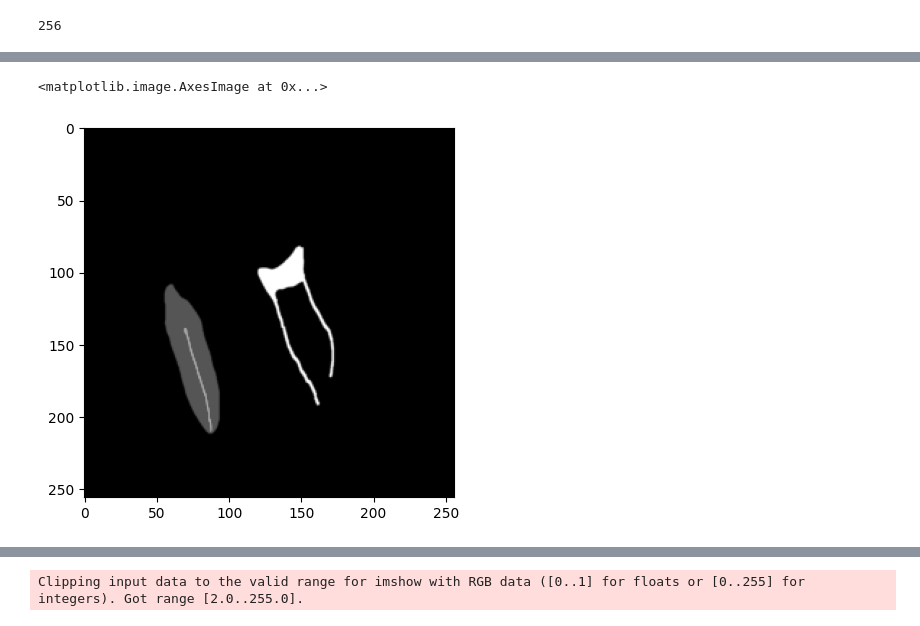
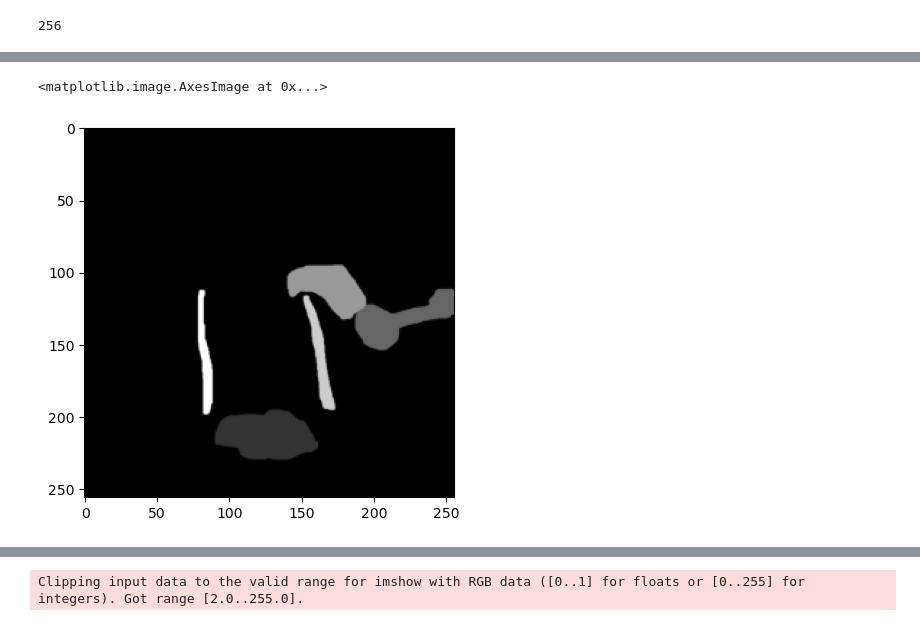
Before and after one commit to arnavakula/stealth-startup, a Jupyter notebook: demo.ipynb, the cells around one changed output, grey strips where cells are left out. Drawn from its saved outputs; the diff is of its cells as text; code cells hidden in the pictures.

```diff
--- a/demo.ipynb
+++ b/demo.ipynb
@@ -136,5 +167,5 @@ pred = (pred > 0).astype(np.uint8)
 # %%
-plt.imshow(masks[7], cmap='gray')
+plt.imshow(masks[3], cmap='gray')
 # %% [output]
 <matplotlib.image.AxesImage at 0x...>
-[figure, old version]
+[figure, new version]
```
Also changed, not shown: parts of 10 cells of this notebook, 52 other files.
